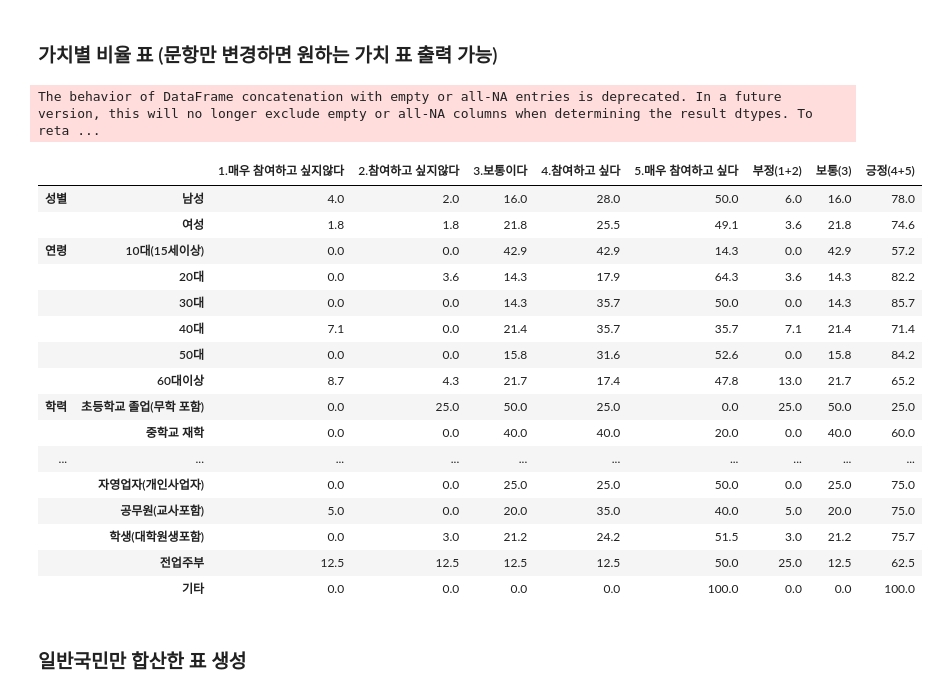
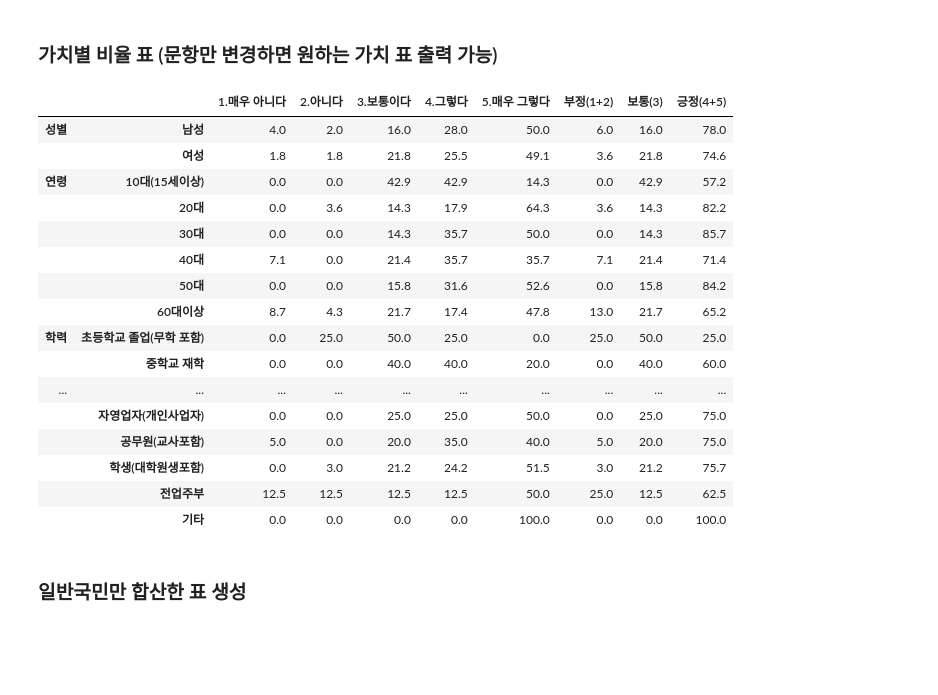
Before and after one commit to DDalaDDula/Card_Consumption_Pattern_Analysis_Dashboard, a Jupyter notebook: analysis_456.ipynb, the cells around one changed output. Cells and saved outputs as stored; diff of their text form; code cells hidden in the pictures; blank space fills up the shorter version.

```diff
--- a/analysis_456.ipynb
+++ b/analysis_456.ipynb
@@ -786,7 +849,7 @@ for i in range(1, 6):
 for i in range(1, 6):
     text_labels = [f'<span style="font-size: 15px">{val:.1f}%</span>' for val in common_5_num_df[f'{i}_비율']]
     fig.add_trace(go.Bar(x=common_5_num_df['설문'], y=common_5_num_df[f'{i}_비율'], text=text_labels,
-                         name=f'{i}점 (일반국민대상)', textposition='auto', marker=dict(color=reds_color_map[i-1])))
+                         name=f'{i}점 (일반국민)', textposition='auto', marker=dict(color=reds_color_map[i-1])))
 
 # 그래프 레이아웃 설정
 fig.update_layout(title="산림문화의 추구 가치 비교", xaxis_title="<span style='font-size: 15px'>설문</span>", yaxis_title="<span style='font-size: 15px'>비율(%)</span>",
@@ -1129,5 +1170,0 @@ a = [i.split(' ▶ ')[1] for i in pd.read_excel('dataset/전국민 산림문화
-# %%
-dic = {}
-for k,v in zip(df_common.columns[7:11],a):
-    dic[k] = v
-dic
@@ -1410,20 +1433,20 @@ reds_color_map = pc.sequential.Reds
 # 누적 막대그래프 시각화
 fig = go.Figure()
 
-# 막대 그래프 추가 (expo_6_num_df 데이터 사용)
+# 막대 그래프 추가 (expo_6_rate_df 데이터 사용)
 for i in range(1, 6):
-    text_labels = [f'<span style="font-size: 15px !important;">{val:.1f}%</span>' for val in expo_6_num_df[f'{i}_비율']]
-    fig.add_trace(go.Bar(x=expo_6_num_df['설문'], y=expo_6_num_df[f'{i}_비율'], text=text_labels,
+    text_labels = [f'<span style="font-size: 15px !important;">{val:.1f}%</span>' for val in expo_6_rate_df[f'{i}_비율']]
+    fig.add_trace(go.Bar(x=expo_6_rate_df['설문'], y=expo_6_rate_df[f'{i}_비율'], text=text_labels,
                          name=f'{i}점 (산림엑스포)', textposition='auto', marker=dict(color=blues_color_map[i-1])))
 
-# 두 번째 막대 그래프 추가 (common_6_num_df 데이터 사용) - 겹치게 표시
+# 두 번째 막대 그래프 추가 (common_6_rate_df 데이터 사용) - 겹치게 표시
 for i in range(1, 6):
-    text_labels = [f'<span style="font-size: 15px">{val:.1f}%</span>' for val in common_6_num_df[f'{i}_비율']]
-    fig.add_trace(go.Bar(x=common_6_num_df['설문'], y=common_6_num_df[f'{i}_비율'], text=text_labels,
-                         name=f'{i}점 (일반국민대상)', textposition='auto', marker=dict(color=reds_color_map[i-1])))
+    text_labels = [f'<span style="font-size: 15px">{val:.1f}%</span>' for val in common_6_rate_df[f'{i}_비율']]
+    fig.add_trace(go.Bar(x=common_6_rate_df['설문'], y=common_6_rate_df[f'{i}_비율'], text=text_labels,
+                         name=f'{i}점 (일반국민)', textposition='auto', marker=dict(color=reds_color_map[i-1])))
 
 # 그래프 레이아웃 설정
-fig.update_layout(title="산림문화의 추구 가치 비교", xaxis_title="<span style='font-size: 15px'>설문</span>", yaxis_title="<span style='font-size: 15px'>비율(%)</span>",
+fig.update_layout(title="산림문화의 영향력 비교", xaxis_title="<span style='font-size: 15px'>설문</span>", yaxis_title="<span style='font-size: 15px'>비율(%)</span>",
                   barmode='group', showlegend=True)
 
 # 범례 텍스트 수정
@@ -1446,20 +1469,20 @@ reds_color_map = pc.sequential.Reds
 # 누적 막대그래프 시각화
 fig = go.Figure()
 
-# 막대 그래프 추가 (expo_6_num_df 데이터 사용)
+# 막대 그래프 추가 (expo_6_rate_df 데이터 사용)
 for i in range(1, 6):
-    text_labels = [f'<span style="font-size: 14px !important;">{val:.1f}%</span>' for val in expo_6_num_df[f'{i}_비율']]
-    fig.add_trace(go.Bar(x=expo_6_num_df['설문'], y=expo_6_num_df[f'{i}_비율'], text=text_labels,
+    text_labels = [f'<span style="font-size: 14px !important;">{val:.1f}%</span>' for val in expo_6_rate_df[f'{i}_비율']]
+    fig.add_trace(go.Bar(x=expo_6_rate_df['설문'], y=expo_6_rate_df[f'{i}_비율'], text=text_labels,
                          name=f'{i}점 (산림엑스포)', textposition='auto', marker=dict(color=blues_color_map[i-1])))
 
-# 두 번째 막대 그래프 추가 (common_6_df 데이터 사용) - 겹치게 표시
+# 두 번째 막대 그래프 추가 (common_6_rate_df 데이터 사용) - 겹치게 표시
 for i in range(1, 6):
-    text_labels = [f'<span style="font-size: 14px !important;">{val:.1f}%</span>' for val in common_6_df[f'{i}_비율']]
-    fig.add_trace(go.Bar(x=common_6_df['설문'], y=common_6_df[f'{i}_비율'], text=text_labels,
-                         name=f'{i}점 (다른 데이터)', textposition='auto', marker=dict(color=reds_color_map[i-1])))
+    text_labels = [f'<span style="font-size: 14px !important;">{val:.1f}%</span>' for val in common_6_rate_df[f'{i}_비율']]
+    fig.add_trace(go.Bar(x=common_6_rate_df['설문'], y=common_6_rate_df[f'{i}_비율'], text=text_labels,
+                         name=f'{i}점 (일반국민)', textposition='auto', marker=dict(color=reds_color_map[i-1])))
 
 # 그래프 레이아웃 설정
-fig.update_layout(title="산림문화의 추구 가치 비교", xaxis_title="설문", yaxis_title="비율 (%)",
+fig.update_layout(title="산림문화의 영향력 비교", xaxis_title="설문", yaxis_title="비율 (%)",
                   barmode='relative', showlegend=True)
 
 # 범례 텍스트 수정
@@ -1538,8 +1561,8 @@ def map_val(series, dic):
         return lst
 # %%
 # 응답자 특성별 표 정리
-q6_map = {'1':'1.매우 참여하고 싶지않다', '2':'2.참여하고 싶지않다', '3':'3.보통이다', '4':'4.참여하고 싶다', '5':'5.매우 참여하고 싶다'}
-q6 = ['1.매우 참여하고 싶지않다', '2.참여하고 싶지않다', '3.보통이다', '4.참여하고 싶다', '5.매우 참여하고 싶다', '부정(1+2)', '보통(3)', '긍정(4+5)']
+q6_map = {'1':'1.매우 아니다', '2':'2.아니다', '3':'3.보통이다', '4':'4.그렇다', '5':'5.매우 그렇다'}
+q6 = ['1.매우 아니다', '2.아니다', '3.보통이다', '4.그렇다', '5.매우 그렇다', '부정(1+2)', '보통(3)', '긍정(4+5)']
 resp_map_df = pd.DataFrame(columns = q6)
 
 # 응답자 설문 리스트 정의
@@ -1558,35 +1581,34 @@ for sq in sq_lst:
         filtered_rows = df_expo_6[df_expo_6[sq_dic[sq]] == val].reset_index(drop=True)
         frequency_rate_df = filtered_rows['Q6_1'].value_counts().reset_index()
         frequency_rate_df.columns = ['값', '빈도']
         frequency_rate_df['값'] = map_val(frequency_rate_df['값'], q6_map)
         frequency_rate_df['비율'] = round((frequency_rate_df['빈도'] / frequency_rate_df['빈도'].sum())*100,1)
         frequency_rate_df = frequency_rate_df.set_index(keys='값')
 
         resp_map = {}
         for i in resp_map_df.columns:
             resp_map[i] = [0.0]
         for i in resp_map_df.columns[:5]:
             try:
                 resp_map[i][0] = frequency_rate_df.loc[i, '비율']
             except:
                 pass
         for i in resp_map_df.columns[5:]:
             try:
                 f,s = i.split('+')
                 resp_map[i][0] = resp_map[q6_map[f[-1]]][0] + resp_map[q6_map[s[0]]][0]
             except:
                 f = i.split('(')[1][0]
                 resp_map[i][0] = resp_map[q6_map[f]][0]
         else:
             resp_map = pd.DataFrame(resp_map)
             resp_map.index = [val]
             resp_map_df = pd.concat([resp_map_df,resp_map])
 # 멀티인덱스 생성
 resp_map_df.set_index([mult_idx, resp_map_df.index], inplace=True)
 resp_map_df
 # %% [output]
-The behavior of DataFrame concatenation with empty or all-NA entries is deprecated. In a future version, this will no longer exclude empty or all-NA columns when determining the result dtypes. To reta ...
-|  |  | 1.매우 참여하고 싶지않다 | 2.참여하고 싶지않다 | 3.보통이다 | 4.참여하고 싶다 | 5.매우 참여하고 싶다 | 부정(1+2) | 보통(3) | 긍정(4+5) |
+|  |  | 1.매우 아니다 | 2.아니다 | 3.보통이다 | 4.그렇다 | 5.매우 그렇다 | 부정(1+2) | 보통(3) | 긍정(4+5) |
 | 성별 | 남성 | 4.0 | 2.0 | 16.0 | 28.0 | 50.0 | 6.0 | 16.0 | 78.0 |
 |  | 여성 | 1.8 | 1.8 | 21.8 | 25.5 | 49.1 | 3.6 | 21.8 | 74.6 |
 | 연령 | 10대(15세이상) | 0.0 | 0.0 | 42.9 | 42.9 | 14.3 | 0.0 | 42.9 | 57.2 |
```
Also changed, not shown: parts of 26 cells of this notebook, 1 other file.
